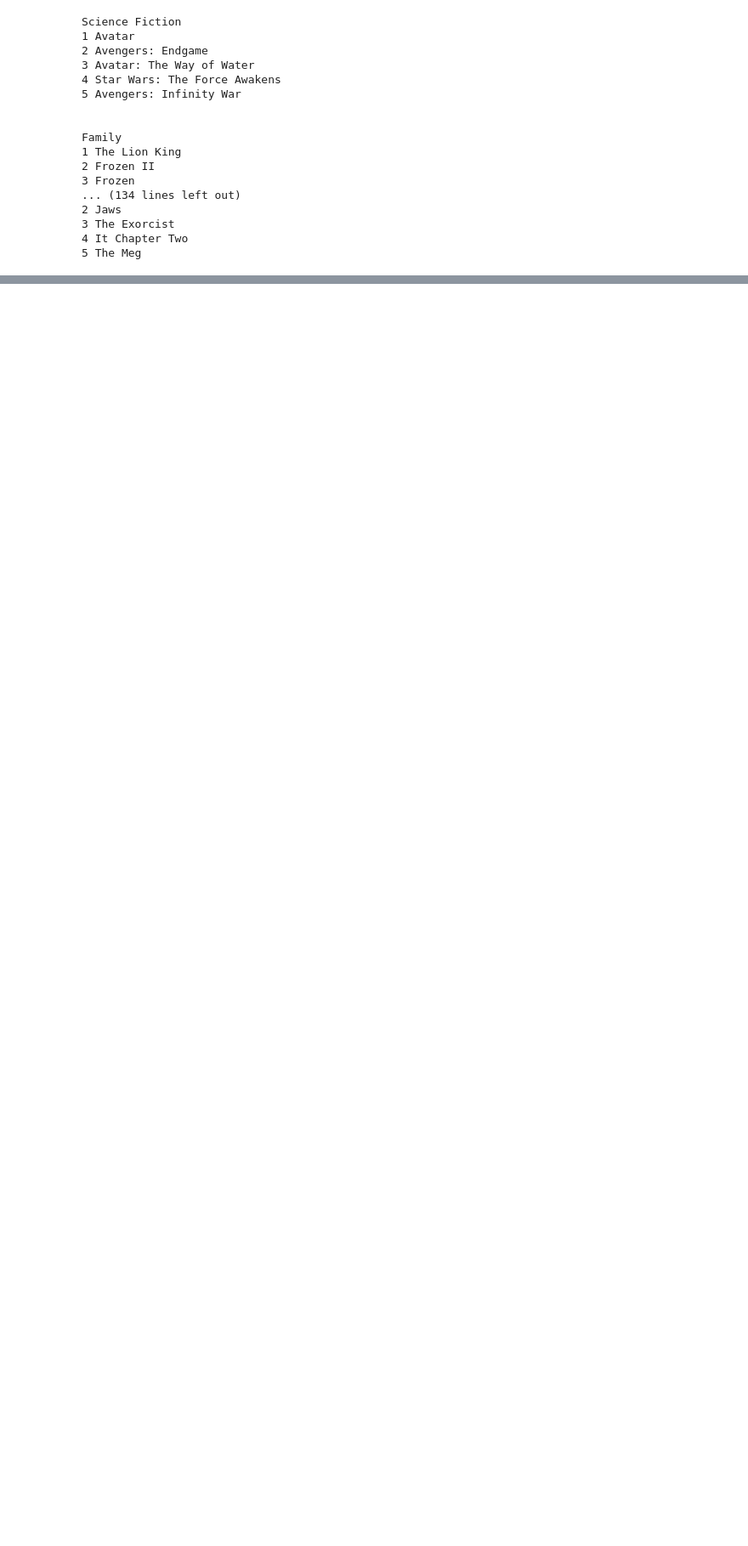
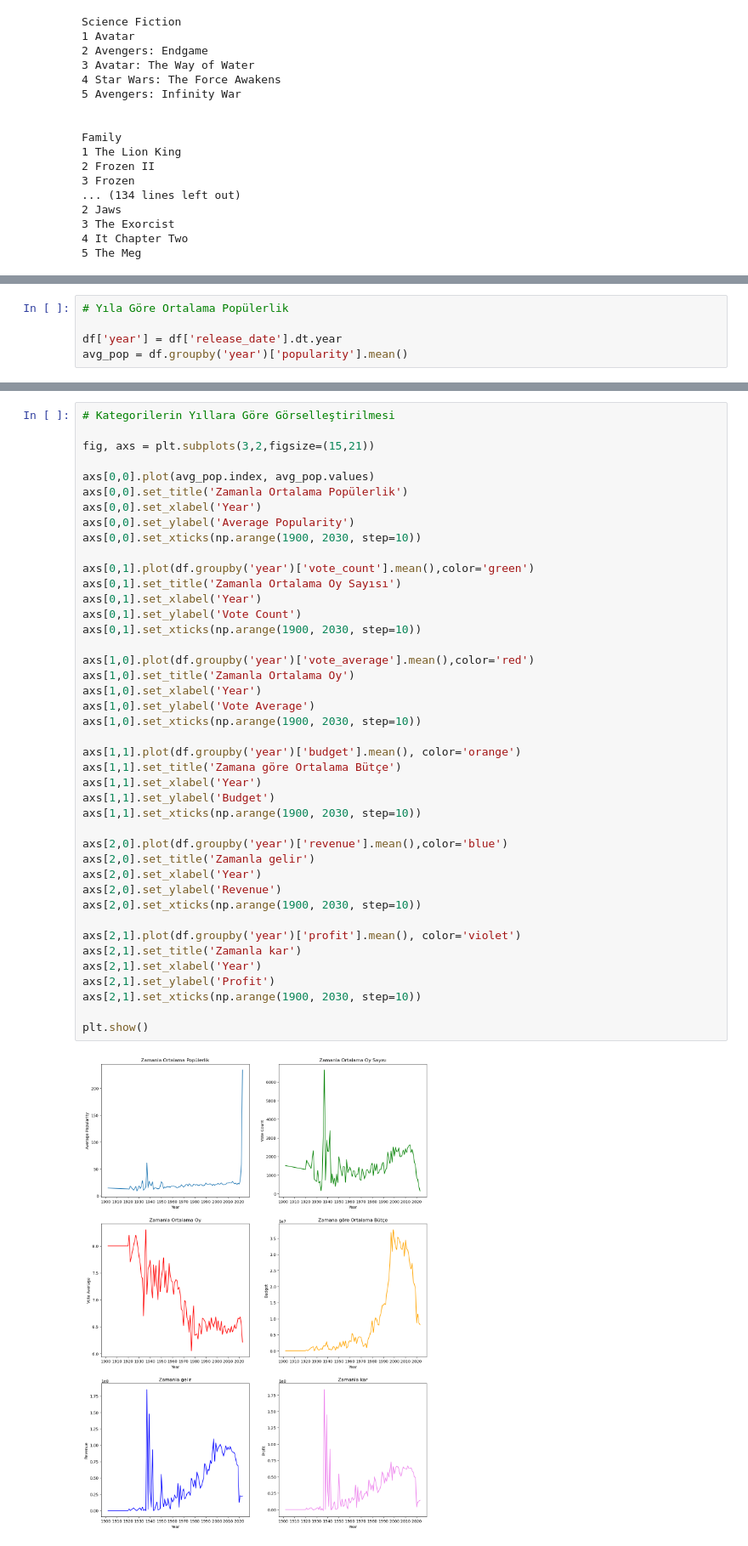
Before and after one commit to aysebayrak/Top-10000-popular-Movies-TMDB, a Jupyter notebook: data-analysis.ipynb, the cells around one changed output, grey strips where cells are left out. Shown at 85% size. Saved outputs shown, nothing was run; the diff lists cells and outputs as text; blank space fills up the shorter version.

```diff
--- a/data-analysis.ipynb
+++ b/data-analysis.ipynb
@@ -443,0 +505,5 @@ Family
+# %%
+# Yıla Göre Ortalama Popülerlik
+
+df['year'] = df['release_date'].dt.year
+avg_pop = df.groupby('year')['popularity'].mean()
@@ -443,0 +526,44 @@ Family
+# %%
+# Kategorilerin Yıllara Göre Görselleştirilmesi
+
+fig, axs = plt.subplots(3,2,figsize=(15,21))
+
+axs[0,0].plot(avg_pop.index, avg_pop.values)
+axs[0,0].set_title('Zamanla Ortalama Popülerlik')
+axs[0,0].set_xlabel('Year')
+axs[0,0].set_ylabel('Average Popularity')
+axs[0,0].set_xticks(np.arange(1900, 2030, step=10))
+
+axs[0,1].plot(df.groupby('year')['vote_count'].mean(),color='green')
+axs[0,1].set_title('Zamanla Ortalama Oy Sayısı')
+axs[0,1].set_xlabel('Year')
+axs[0,1].set_ylabel('Vote Count')
+axs[0,1].set_xticks(np.arange(1900, 2030, step=10))
+
+axs[1,0].plot(df.groupby('year')['vote_average'].mean(),color='red')
+axs[1,0].set_title('Zamanla Ortalama Oy')
+axs[1,0].set_xlabel('Year')
+axs[1,0].set_ylabel('Vote Average')
+axs[1,0].set_xticks(np.arange(1900, 2030, step=10))
+
+axs[1,1].plot(df.groupby('year')['budget'].mean(), color='orange')
+axs[1,1].set_title('Zamana göre Ortalama Bütçe')
+axs[1,1].set_xlabel('Year')
+axs[1,1].set_ylabel('Budget')
+axs[1,1].set_xticks(np.arange(1900, 2030, step=10))
+
+axs[2,0].plot(df.groupby('year')['revenue'].mean(),color='blue')
+axs[2,0].set_title('Zamanla gelir')
+axs[2,0].set_xlabel('Year')
+axs[2,0].set_ylabel('Revenue')
+axs[2,0].set_xticks(np.arange(1900, 2030, step=10))
+
+axs[2,1].plot(df.groupby('year')['profit'].mean(), color='violet')
+axs[2,1].set_title('Zamanla kar')
+axs[2,1].set_xlabel('Year')
+axs[2,1].set_ylabel('Profit')
+axs[2,1].set_xticks(np.arange(1900, 2030, step=10))
+
+plt.show()
+# %% [output]
+[figure, added]
```
Also changed, not shown: parts of 5 cells of this notebook.
